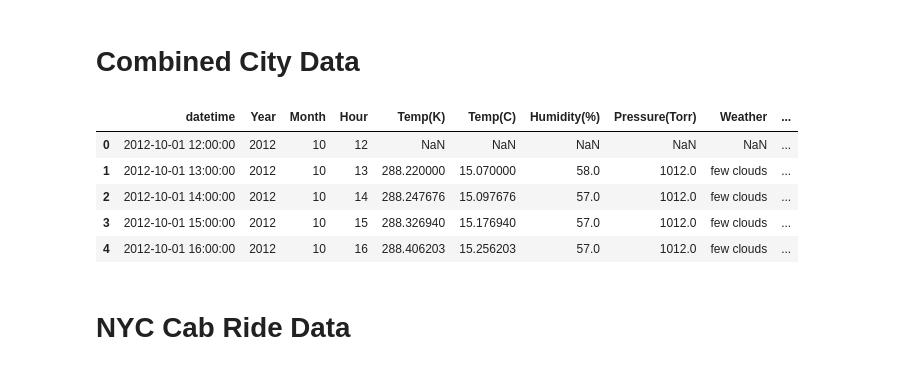
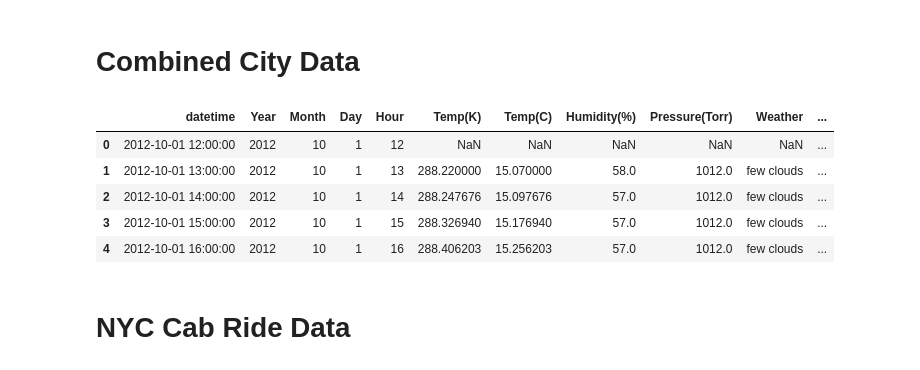
Before and after one commit to AmitChoudhary1392/Project-1_Team6, a Jupyter notebook: main.ipynb, the cells around one changed output. Saved outputs shown, nothing was run; the diff lists cells and outputs as text; code cells hidden in the pictures.

```diff
--- a/main.ipynb
+++ b/main.ipynb
@@ -117,36 +117,38 @@ df_windspeed.head()
 # %%
 #df= [df_temp, df_humidity, df_pressure, df_weather, df_windspeed]
 
 #Create DataFrames to merge weather data for New York
 
 df1= pd.merge(df_temp, df_humidity, on='datetime', how='outer')
 df2=pd.merge(df1, df_pressure, on='datetime', how='outer')
 df3=pd.merge(df2, df_weather, on='datetime', how='outer')
 df4=pd.merge(df3,df_windspeed, on='datetime', how='outer')
 
 #Create date time object
 df4=df4.reset_index()
 df4['datetimeobj'] =  pd.to_datetime(df4['datetime'], format='%Y-%m-%d %H:%M:%S.%f')
 
 #Define final weather_data DataFrame
 
 weather_data_NY=pd.DataFrame(df4)
 weather_data_NY['Year']= df4['datetime'].dt.year
 weather_data_NY['Month']= df4['datetime'].dt.month
+weather_data_NY['Day']= df4['datetime'].dt.day
+
 weather_data_NY['Hour']= df4['datetime'].dt.hour
 
 #Rearrange Columns for the final dataframe and set index
 
-weather_data_NY=weather_data_NY.loc[:, ['datetime','Year','Month','Hour','Temp(K)','Temp(C)','Humidity(%)',
+weather_data_NY=weather_data_NY.loc[:, ['datetime','Year','Month','Day','Hour','Temp(K)','Temp(C)','Humidity(%)',
                                         'Pressure(Torr)','Weather','Wind Speed']]
 weather_data_NY.head()
 # %% [output]
-|  | datetime | Year | Month | Hour | Temp(K) | Temp(C) | Humidity(%) | Pressure(Torr) | Weather | ... |
-| 0 | 2012-10-01 12:00:00 | 2012 | 10 | 12 | NaN | NaN | NaN | NaN | NaN | ... |
-| 1 | 2012-10-01 13:00:00 | 2012 | 10 | 13 | 288.220000 | 15.070000 | 58.0 | 1012.0 | few clouds | ... |
-| 2 | 2012-10-01 14:00:00 | 2012 | 10 | 14 | 288.247676 | 15.097676 | 57.0 | 1012.0 | few clouds | ... |
-| 3 | 2012-10-01 15:00:00 | 2012 | 10 | 15 | 288.326940 | 15.176940 | 57.0 | 1012.0 | few clouds | ... |
-| 4 | 2012-10-01 16:00:00 | 2012 | 10 | 16 | 288.406203 | 15.256203 | 57.0 | 1012.0 | few clouds | ... |
+|  | datetime | Year | Month | Day | Hour | Temp(K) | Temp(C) | Humidity(%) | Pressure(Torr) | Weather | ... |
+| 0 | 2012-10-01 12:00:00 | 2012 | 10 | 1 | 12 | NaN | NaN | NaN | NaN | NaN | ... |
+| 1 | 2012-10-01 13:00:00 | 2012 | 10 | 1 | 13 | 288.220000 | 15.070000 | 58.0 | 1012.0 | few clouds | ... |
+| 2 | 2012-10-01 14:00:00 | 2012 | 10 | 1 | 14 | 288.247676 | 15.097676 | 57.0 | 1012.0 | few clouds | ... |
+| 3 | 2012-10-01 15:00:00 | 2012 | 10 | 1 | 15 | 288.326940 | 15.176940 | 57.0 | 1012.0 | few clouds | ... |
+| 4 | 2012-10-01 16:00:00 | 2012 | 10 | 1 | 16 | 288.406203 | 15.256203 | 57.0 | 1012.0 | few clouds | ... |
 # %% [markdown]
 # NYC Cab Ride Data
 # %%
```
Also changed, not shown: parts of 6 cells of this notebook.
